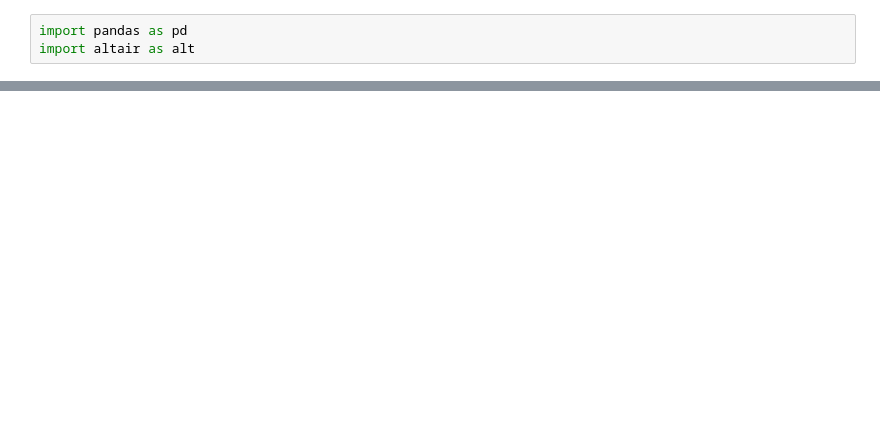
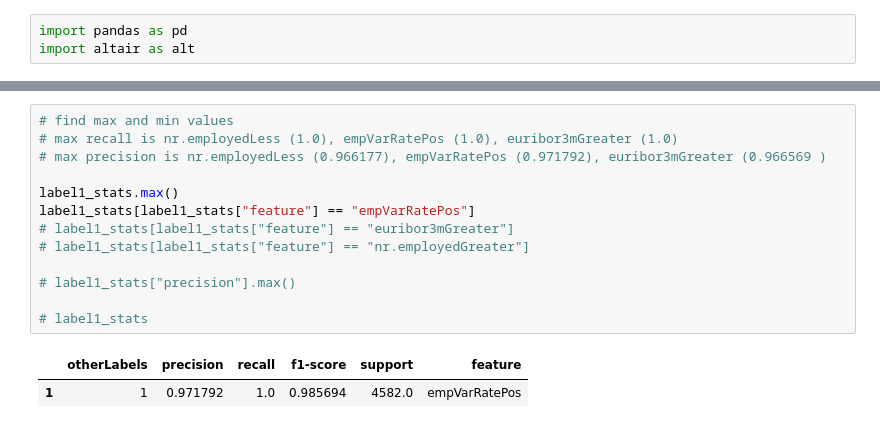
Before and after one commit to samanthastaheli/CSE450TeamProjects, a Jupyter notebook: split_data_tables.ipynb, the cells around one changed output, grey strips where cells are left out. Cells and saved outputs as stored; diff of their text form; blank space fills up the shorter version.

```diff
--- a/split_data_tables.ipynb
+++ b/split_data_tables.ipynb
@@ -14,0 +18,16 @@ data.head()
+# %%
+# find max and min values
+# max recall is nr.employedLess (1.0), empVarRatePos (1.0), euribor3mGreater (1.0)
+# max precision is nr.employedLess (0.966177), empVarRatePos (0.971792), euribor3mGreater (0.966569	)
+
+label1_stats.max()
+label1_stats[label1_stats["feature"] == "empVarRatePos"]
+# label1_stats[label1_stats["feature"] == "euribor3mGreater"]
+# label1_stats[label1_stats["feature"] == "nr.employedGreater"]
+
+# label1_stats["precision"].max()
+
+# label1_stats
+# %% [output]
+|  | otherLabels | precision | recall | f1-score | support | feature |
+| 1 | 1 | 0.971792 | 1.0 | 0.985694 | 4582.0 | empVarRatePos |
```
Also changed, not shown: parts of 14 cells of this notebook, 17 other files.
